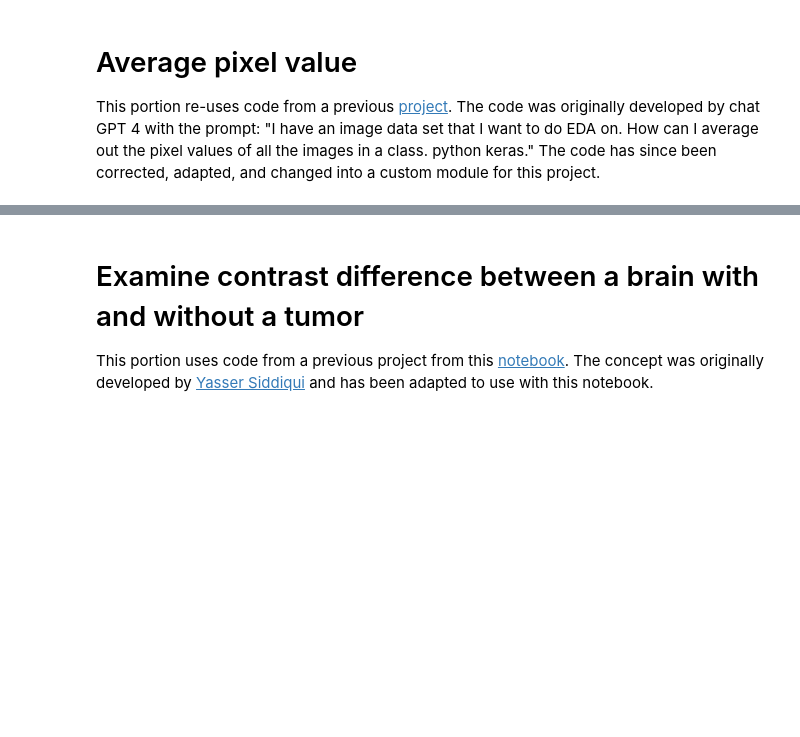
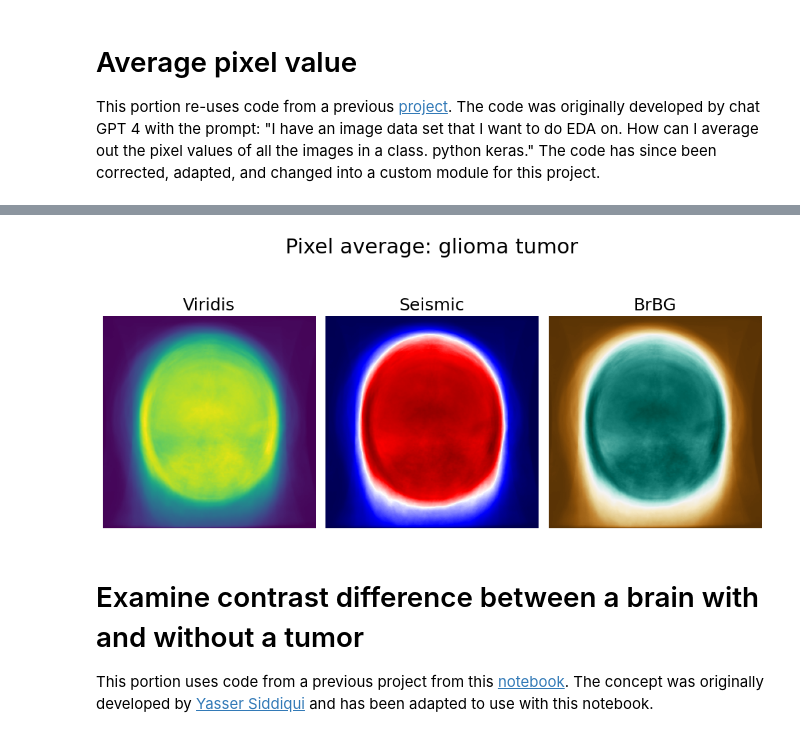
Before and after one commit to DerikVo/Brain_tumor_classification, a Jupyter notebook: Notebooks/01_EDA.ipynb, the cells around one changed output, grey strips where cells are left out. Cells and saved outputs as stored; diff of their text form; code cells hidden in the pictures; blank space fills up the shorter version.

```diff
--- a/Notebooks/01_EDA.ipynb
+++ b/Notebooks/01_EDA.ipynb
@@ -75,6 +69,0 @@ Found 1339 images belonging to 1 classes.
-# %%
-glioma_tumor = eda.Image(train_dataset, 'glioma')
-glioma_image = glioma_tumor.avg_images()
-plt.title('Training Glioma Tumor Average')
-plt.axis('off')
-plt.imshow(glioma_image);
@@ -93,3 +82,7 @@ Found 1595 images belonging to 1 classes.
+# %%
+eda.display_avg(glioma_tumor, 'glioma tumor')
+# %% [output]
+[figure, added]
 # %% [markdown]
 # Examine contrast difference between a brain with and without a tumor
 This portion uses code from a previous project from this [notebook](https://github.com/DerikVo/DSI_project_4_plant_disease/blob/main/notebooks/01_Potato_PlantVillageEDA.ipynb). The concept was originally developed by [Yasser Siddiqui](syasser126@gmail.com) and has been adapted to use with this notebook.
```
Also changed, not shown: parts of 18 cells of this notebook, 15 other files.
